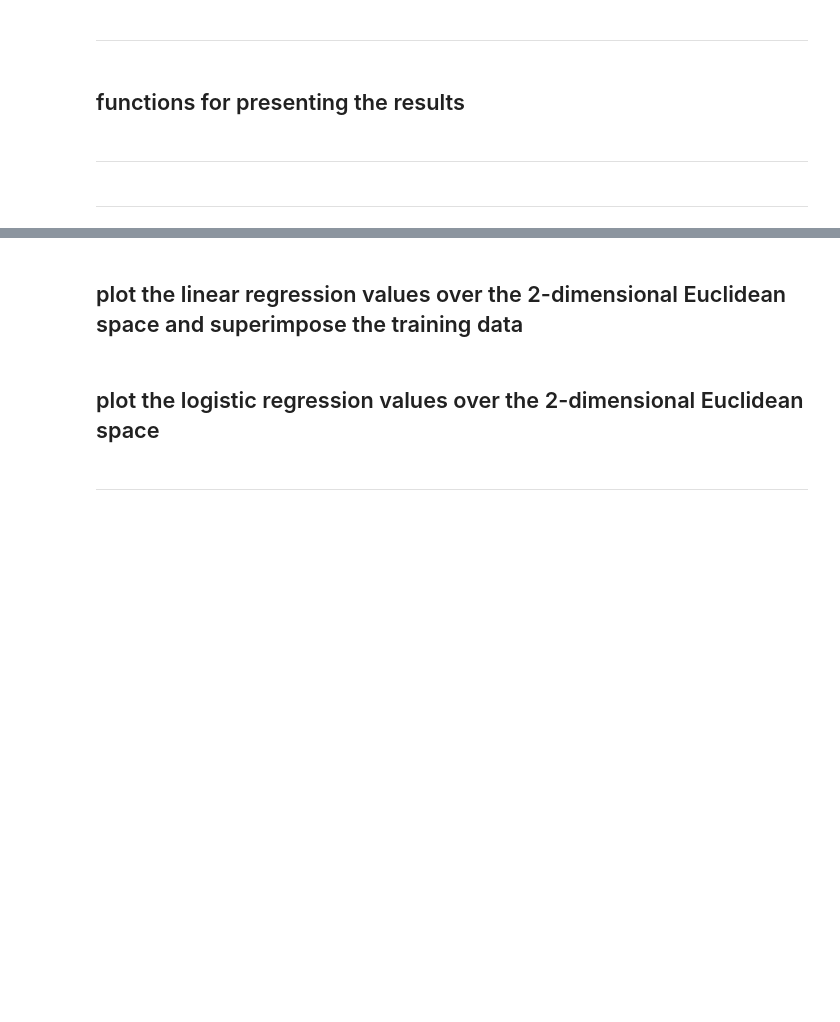
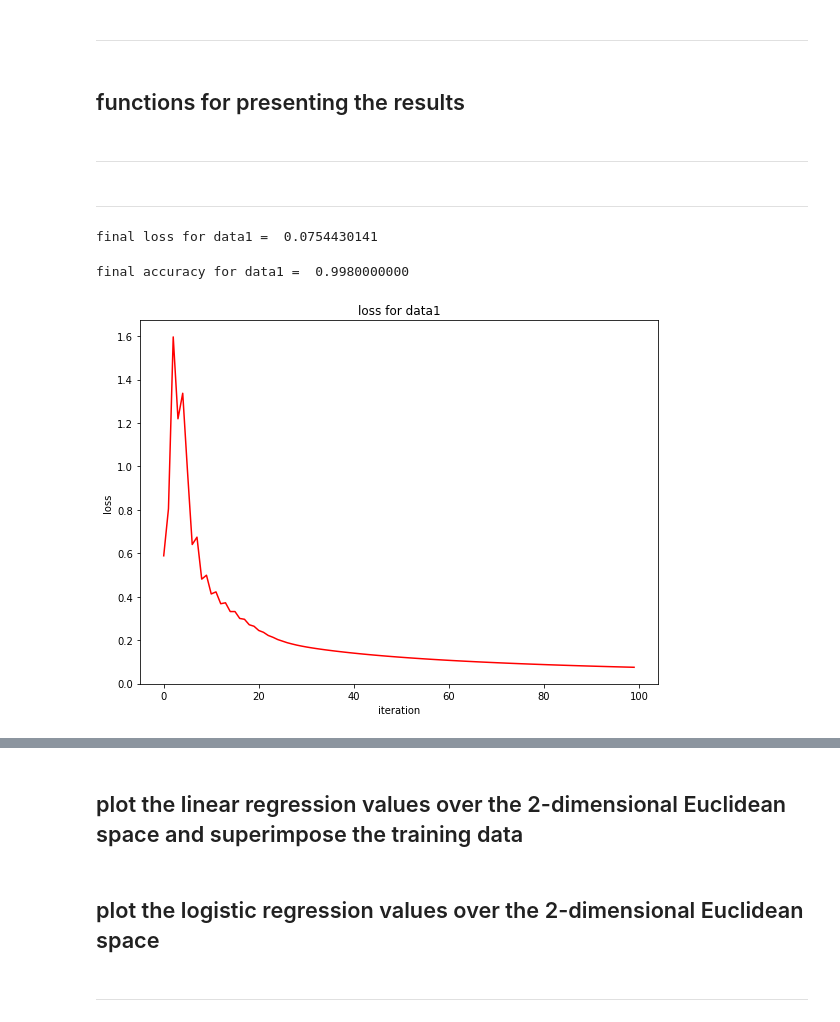
Before and after one commit to SippinHenny/machine-learing-assignments, a Jupyter notebook: assignment_09.ipynb, the cells around one changed output, grey strips where cells are left out. Drawn from its saved outputs; the diff is of its cells as text; code cells hidden in the pictures; blank space fills up the shorter version.

```diff
--- a/assignment_09.ipynb
+++ b/assignment_09.ipynb
@@ -106,7 +106,9 @@ def compute_feature1(point):
     feature=np.zeros((1000,3))
     feature[:,0]=(point[:,0])**2
     feature[:,1]=(point[:,1])**2
-    feature[:,2]=point[:,0]*point[:,1]
+    feature[:,2]=np.matmul(point[:,0],point[:,1])
+    # feature[:,3]=point[:,0]
+    # feature[:,4]=point[:,1]
 
 
     #
@@ -228,7 +228,8 @@ def compute_gradient(theta, feature, label):
     # ++++++++++++++++++++++++++++++++++++++++++++++++++
     # complete the blanks
     #
-
+    n=len(feature)
+    gradient=np.matmul((compute_logistic_regression(theta,feature)-label),feature)/n
 
     #
     # ++++++++++++++++++++++++++++++++++++++++++++++++++
@@ -251,3 +240,23 @@ def compute_accuracy(theta, feature, label):
+# %%
+def compute_accuracy(theta, feature, label):
+
+    # ++++++++++++++++++++++++++++++++++++++++++++++++++
+    # complete the blanks
+    #
+    count=0
+    for i in range(len(feature)):
+        if compute_logistic_regression(theta,feature)[i]>=0.5 and label[i] == 1:
+            count=count+1
+        elif compute_logistic_regression(theta,feature)[i]<0.5 and label[i] == 0:
+            count=count+1
+        else:
+            count=count
+    accuracy=count/1000
+
+    #
+    # ++++++++++++++++++++++++++++++++++++++++++++++++++
+
+    return accuracy
 # %% [markdown]
 ## initialize the gradient descent algorithm
 # %%
@@ -276,9 +304,9 @@ for i in range(data1_number_iteration):
     # ++++++++++++++++++++++++++++++++++++++++++++++++++
     # complete the blanks
     #
-    theta1      =
-    loss1       =
-    accuracy1   =
+    theta1      = theta1-data1_learning_rate*compute_gradient(theta1,compute_feature1(data1_point),data1_label)
+    loss1       = compute_loss(theta1,compute_feature1(data1_point),data1_label)
+    accuracy1   = compute_accuracy(theta1,compute_feature1(data1_point),data1_label)
 
     #
     # ++++++++++++++++++++++++++++++++++++++++++++++++++
@@ -318,6 +348,9 @@ ___
 def function_result_01():
 
     print("final loss for data1 = {:13.10f}".format(data1_loss_iteration[-1]))
+function_result_01()
+# %% [output]
+final loss for data1 =  0.0754430141
 # %%
 def function_result_02():
 
@@ -326,6 +359,9 @@ def function_result_02():
 def function_result_03():
 
     print("final accuracy for data1 = {:13.10f}".format(data1_accuracy_iteration[-1]))
+function_result_03()
+# %% [output]
+final accuracy for data1 =  0.9980000000
 # %%
 def function_result_04():
 
@@ -333,15 +369,18 @@ def function_result_04():
 # %%
 def function_result_05():
 
     plt.figure(figsize=(8,6))
     plt.title('loss for data1')
 
     plt.plot(data1_loss_iteration, '-', color='red')
     plt.xlabel('iteration')
     plt.ylabel('loss')
 
     plt.tight_layout()
     plt.show()
+function_result_05()
+# %% [output]
+[figure, added]
 # %%
 def function_result_06():
 
```
Also changed, not shown: parts of 5 cells of this notebook.
